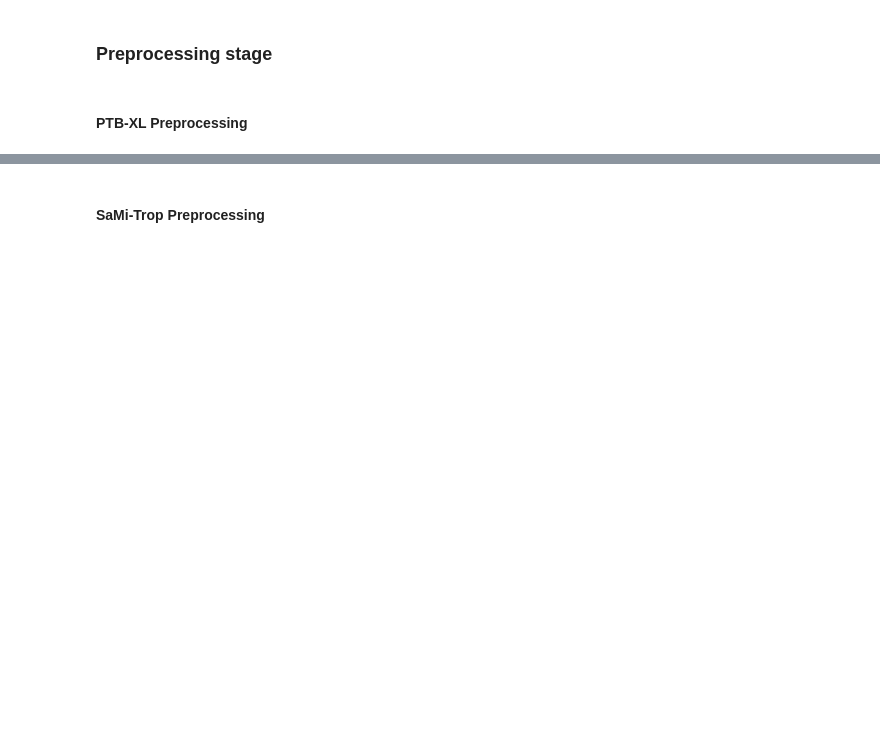
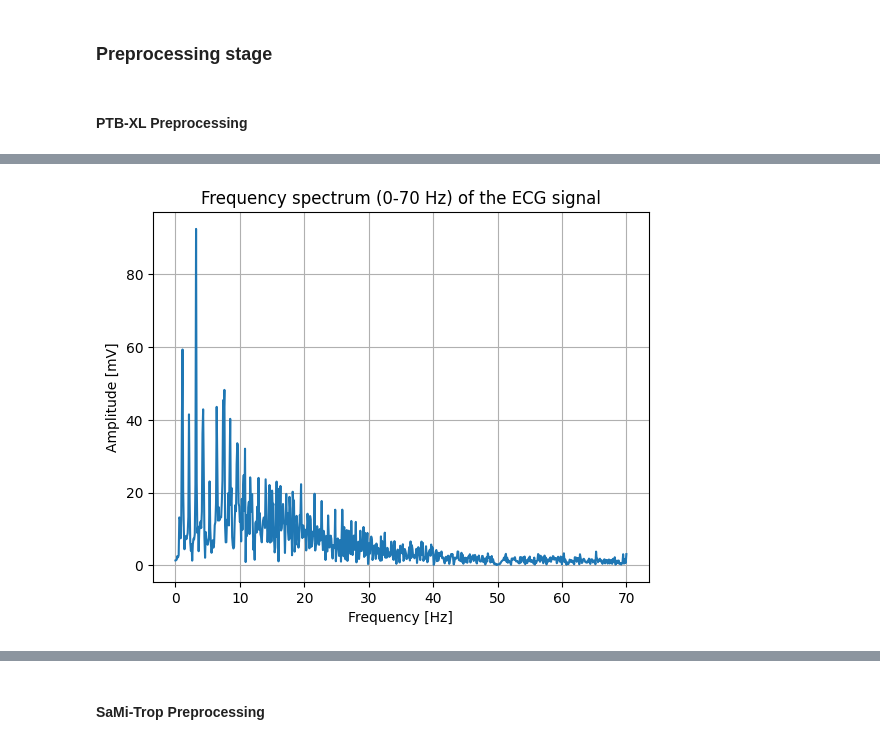
Before and after one commit to GiulioTaralli/deep-chagas-classifier, a Jupyter notebook: chagas_classification.ipynb, the cells around one changed output, grey strips where cells are left out. Drawn from its saved outputs; the diff is of its cells as text; code cells hidden in the pictures; blank space fills up the shorter version.

```diff
--- a/chagas_classification.ipynb
+++ b/chagas_classification.ipynb
@@ -234,0 +379,12 @@ def bandpass_filter(signal_data: np.ndarray, low_cutoff: float = 0.5, high_cutof
+# %%
+signal_notch_filtered = notch_filter(signal=filtered_band_pass_signal, notch_frequency=50)
+filtered_frequencies_new, filtered_fft_data_new = get_frequency_spectrum(signal_notch_filtered, 0, 70)
+# Displays the frequency spectrum between 0 and 70 Hz
+plt.plot(filtered_frequencies_new, filtered_fft_data_new)
+plt.title("Frequency spectrum (0-70 Hz) of the ECG signal")
+plt.xlabel("Frequency [Hz]")
+plt.ylabel("Amplitude [mV]")
+plt.grid(True)
+plt.show()
+# %% [output]
+[figure, added]
```
Also changed, not shown: parts of 38 cells of this notebook.
